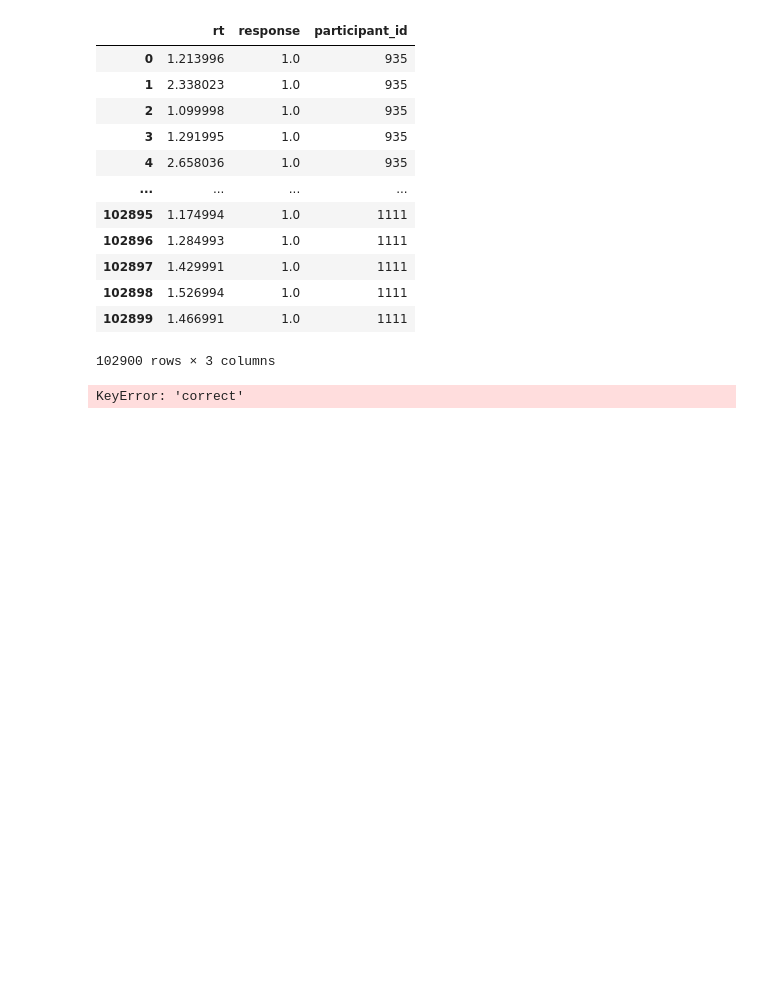
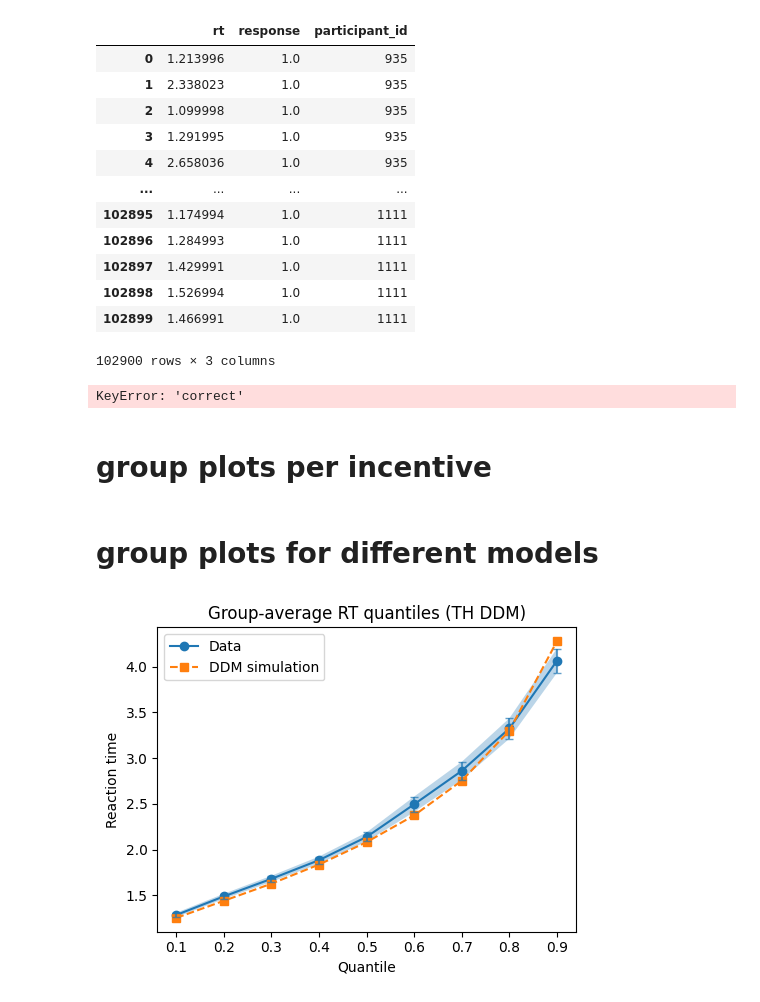
Before and after one commit to jjjj17/HSSM-fitting, a Jupyter notebook: hssm_quantplots.ipynb, the cells around one changed output. Drawn from its saved outputs; the diff is of its cells as text; code cells hidden in the pictures; blank space fills up the shorter version.

```diff
--- a/hssm_quantplots.ipynb
+++ b/hssm_quantplots.ipynb
@@ -21,4 +21,4 @@ numpyro.set_host_device_count(14)
 Setting PyTensor floatX type to float32.
 Setting "jax_enable_x64" to False. If this is not intended, please set `jax` to False.
 # %%
-df_exp = pd.read_csv('hssm_exp4_data.csv')
+df_exp = pd.read_csv('data/hssm_exp4_data_ab.csv')
@@ -25 +41,4 @@ df_exp = pd.read_csv('hssm_exp4_data.csv')
+# %%
+df_exp['X'] = df_exp['ab_nominal'].map({0.05: 0, 10: 1})
+df_exp['response'] = df_exp['response'].map({0: -1, 1: 1})
 # %%
@@ -365,3 +384,7 @@ plot_accuracy_quantiles_group(
 )
 # %% [output]
 KeyError: 'correct'
+# %% [markdown]
+# group plots per incentive
+# %% [markdown]
+# group plots for different models
@@ -367,0 +393,23 @@ KeyError: 'correct'
+# %%
+with sqlite3.connect('hssm_sims.sqlite') as conn:
+    df_ddm_mod_th = pd.read_sql("SELECT * FROM th_ddm;", conn)
+    th_df = pd.DataFrame(df_ddm_mod_th)
+
+    df_ddm_mod_v = pd.read_sql("SELECT * FROM v_ddm;", conn)
+    v_df = pd.DataFrame(df_ddm_mod_v)
+
+    df_ddm_pure = pd.read_sql("SELECT * FROM pure_ddm;", conn)
+    pure_df = pd.DataFrame(df_ddm_pure)
+# %%
+df_sim_th_1 = th_df[th_df['response'] == 1]
+df_sim_th_0 = th_df[th_df['response'] == -1]
+df_sim_v_1 = v_df[v_df['response'] == 1]
+df_sim_v_0 = v_df[v_df['response'] == -1]
+# %%
+plot_rt_quantiles_group(
+    real_df=df_exp_1,
+    sim_df=df_sim_th_1,
+    title="Group-average RT quantiles (TH DDM)"
+)
+# %% [output]
+[figure, added]
```
Also changed, not shown: parts of 25 cells of this notebook, 3 other files.
